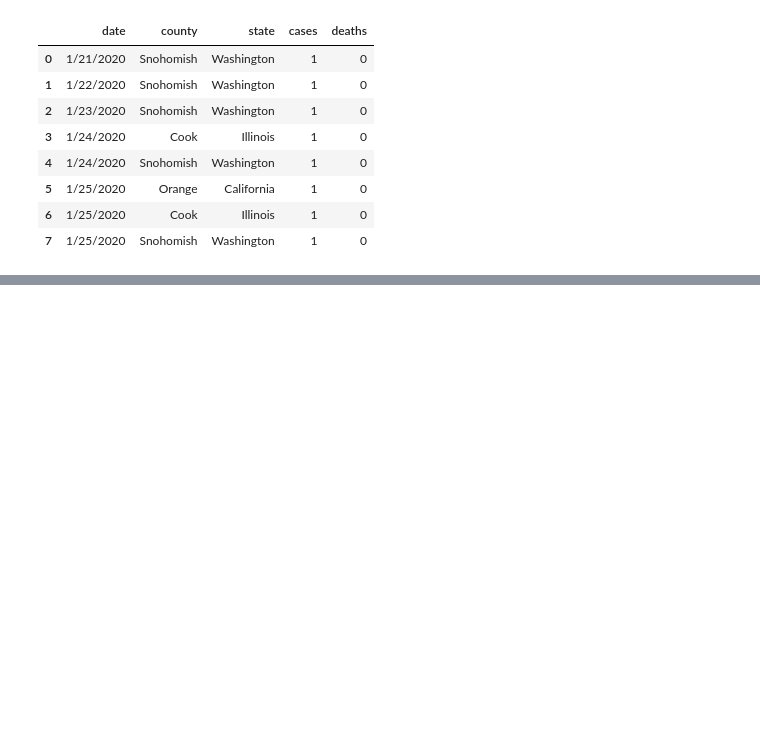
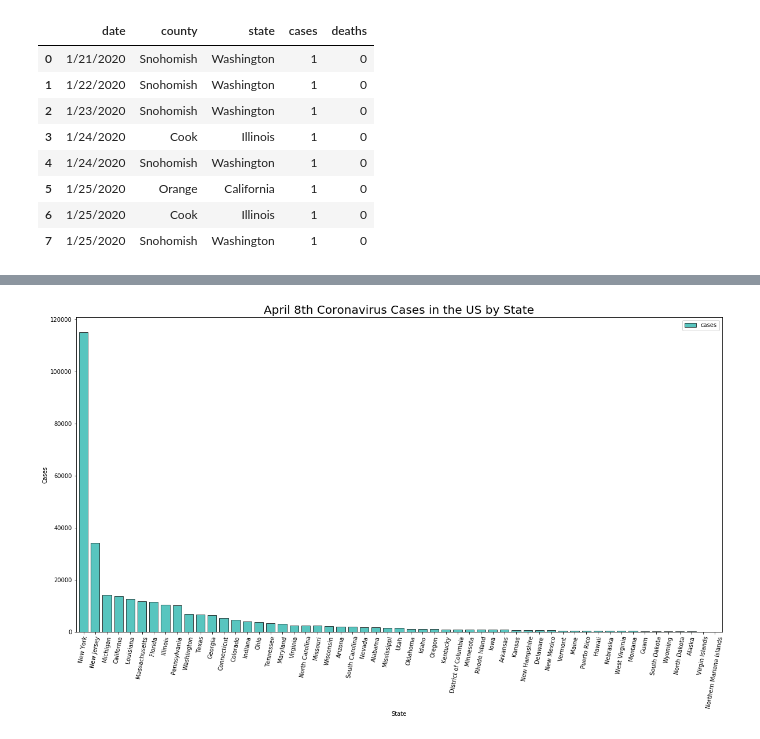
Before and after one commit to irwinmier96/Extra_Side_Projects, a Jupyter notebook: Coronavirus Cases by U.S County 2020/covid_states.ipynb, the cells around one changed output, grey strips where cells are left out. Saved outputs shown, nothing was run; the diff lists cells and outputs as text; code cells hidden in the pictures; blank space fills up the shorter version.

```diff
--- a/Coronavirus Cases by U.S County 2020/covid_states.ipynb
+++ b/Coronavirus Cases by U.S County 2020/covid_states.ipynb
@@ -19,3 +24,11 @@ data.head(8)
 | 5 | 1/25/2020 | Orange | California | 1 | 0 |
 | 6 | 1/25/2020 | Cook | Illinois | 1 | 0 |
 | 7 | 1/25/2020 | Snohomish | Washington | 1 | 0 |
+# %%
+april_8th_cases = pd.DataFrame(data)
+
+april_8th_cases = april_8th_cases[april_8th_cases["date"] == '4/4/2020']
+
+april_8th_cases = april_8th_cases.groupby('state').sum()
+
+april_8th_cases
@@ -21,0 +54,24 @@ data.head(8)
+# %%
+april_8_cases = pd.DataFrame(april_8th_cases)
+
+del april_8_cases['deaths']
+# %%
+april_8_cases_sort = april_8_cases.sort_values('cases', ascending=False)
+
+
+# N = 10
+# colors_map = pd.Series(np.random.randint(10,50,N), index=np.arange(1,N+1))
+# cmap = plt.cm.tab10
+# colors = cmap(np.arange(len(colors_map)) % cmap.N)
+
+april_8_cases_sort.plot.bar(color = "lightseagreen", edgecolor = "black", alpha = 0.75, figsize = (20,10), width=0.75)
+
+plt.xticks(rotation=80)
+
+plt.xlabel("State")
+plt.ylabel("Cases")
+
+plt.title("April 8th Coronavirus Cases in the US by State", fontsize = 20)
+plt.show()
+# %% [output]
+[figure, added]
```
Also changed, not shown: parts of 6 cells of this notebook.
